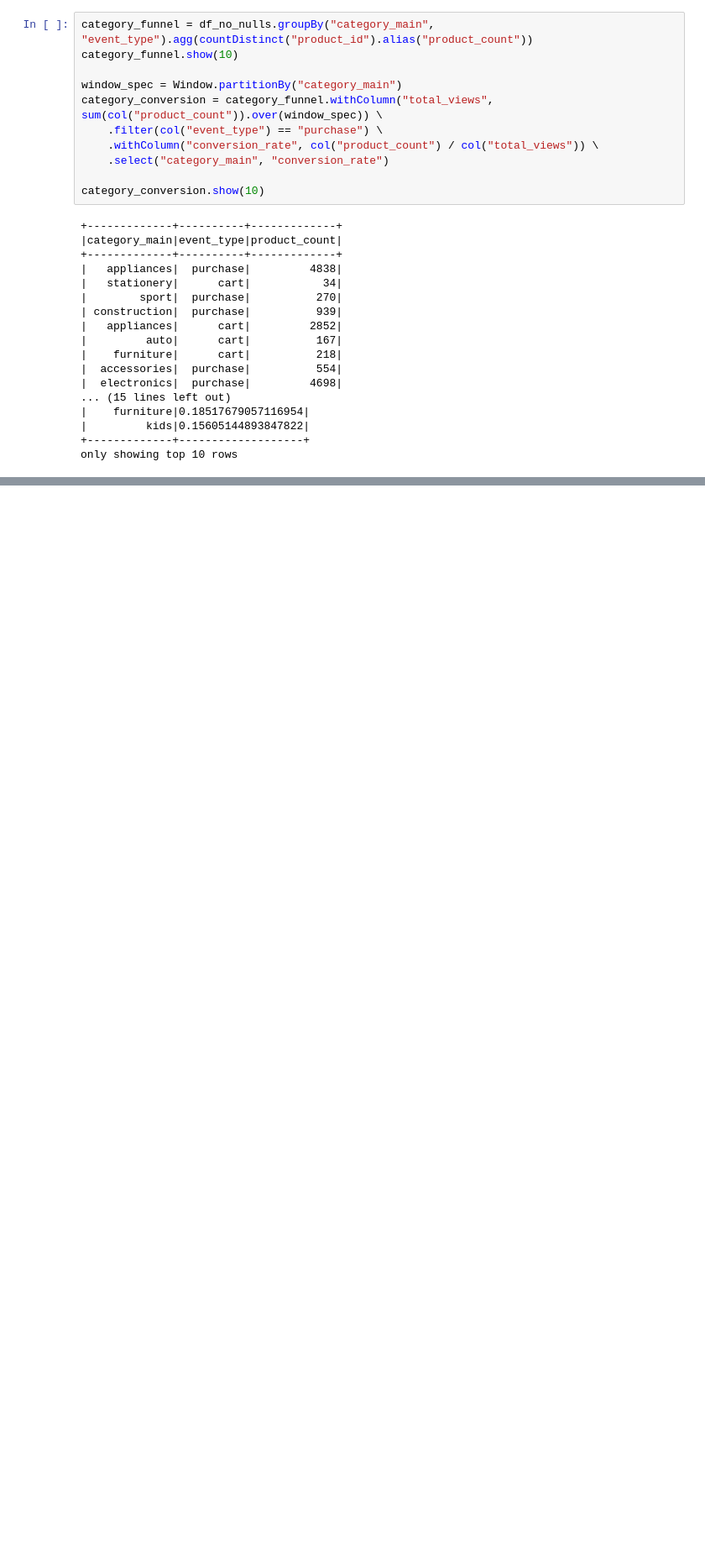
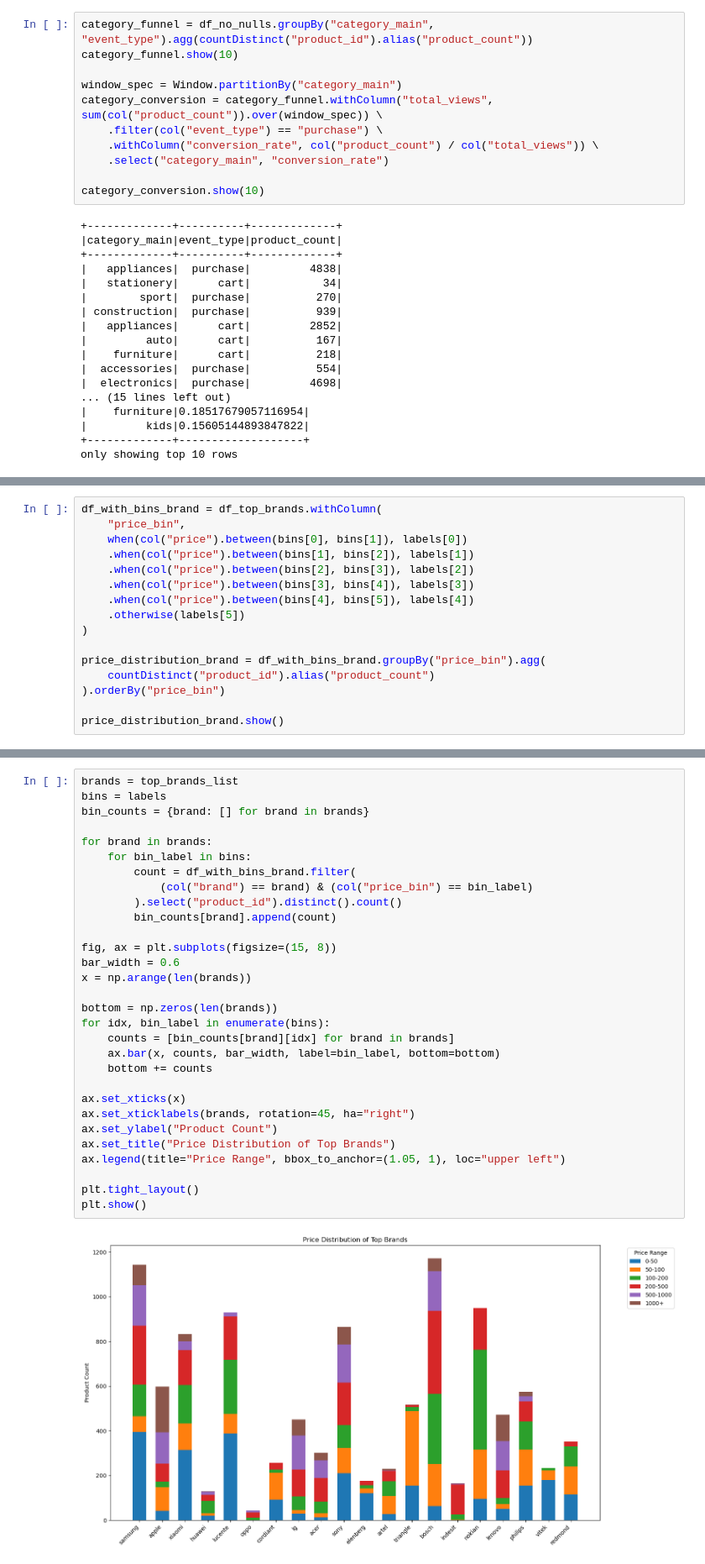
Before and after one commit to aishamohamed/BigDataProject, a Jupyter notebook: eCommerce_behavior_analysis.ipynb, the cells around one changed output, grey strips where cells are left out. Shown at 84% size. Cells and saved outputs as stored; diff of their text form; blank space fills up the shorter version.

```diff
--- a/eCommerce_behavior_analysis.ipynb
+++ b/eCommerce_behavior_analysis.ipynb
@@ -282,0 +359,16 @@ category_cart_conversion.show()
+# %%
+df_with_bins_brand = df_top_brands.withColumn(
+    "price_bin",
+    when(col("price").between(bins[0], bins[1]), labels[0])
+    .when(col("price").between(bins[1], bins[2]), labels[1])
+    .when(col("price").between(bins[2], bins[3]), labels[2])
+    .when(col("price").between(bins[3], bins[4]), labels[3])
+    .when(col("price").between(bins[4], bins[5]), labels[4])
+    .otherwise(labels[5])
+)
+
+price_distribution_brand = df_with_bins_brand.groupBy("price_bin").agg(
+    countDistinct("product_id").alias("product_count")
+).orderBy("price_bin")
+
+price_distribution_brand.show()
@@ -282,0 +386,32 @@ category_cart_conversion.show()
+# %%
+brands = top_brands_list
+bins = labels
+bin_counts = {brand: [] for brand in brands}
+
+for brand in brands:
+    for bin_label in bins:
+        count = df_with_bins_brand.filter(
+            (col("brand") == brand) & (col("price_bin") == bin_label)
+        ).select("product_id").distinct().count()
+        bin_counts[brand].append(count)
+
+fig, ax = plt.subplots(figsize=(15, 8))
+bar_width = 0.6
+x = np.arange(len(brands))
+
+bottom = np.zeros(len(brands))
+for idx, bin_label in enumerate(bins):
+    counts = [bin_counts[brand][idx] for brand in brands]
+    ax.bar(x, counts, bar_width, label=bin_label, bottom=bottom)
+    bottom += counts
+
+ax.set_xticks(x)
+ax.set_xticklabels(brands, rotation=45, ha="right")
+ax.set_ylabel("Product Count")
+ax.set_title("Price Distribution of Top Brands")
+ax.legend(title="Price Range", bbox_to_anchor=(1.05, 1), loc="upper left")
+
+plt.tight_layout()
+plt.show()
+# %% [output]
+[figure, added]
```
Also changed, not shown: parts of 16 cells of this notebook.
